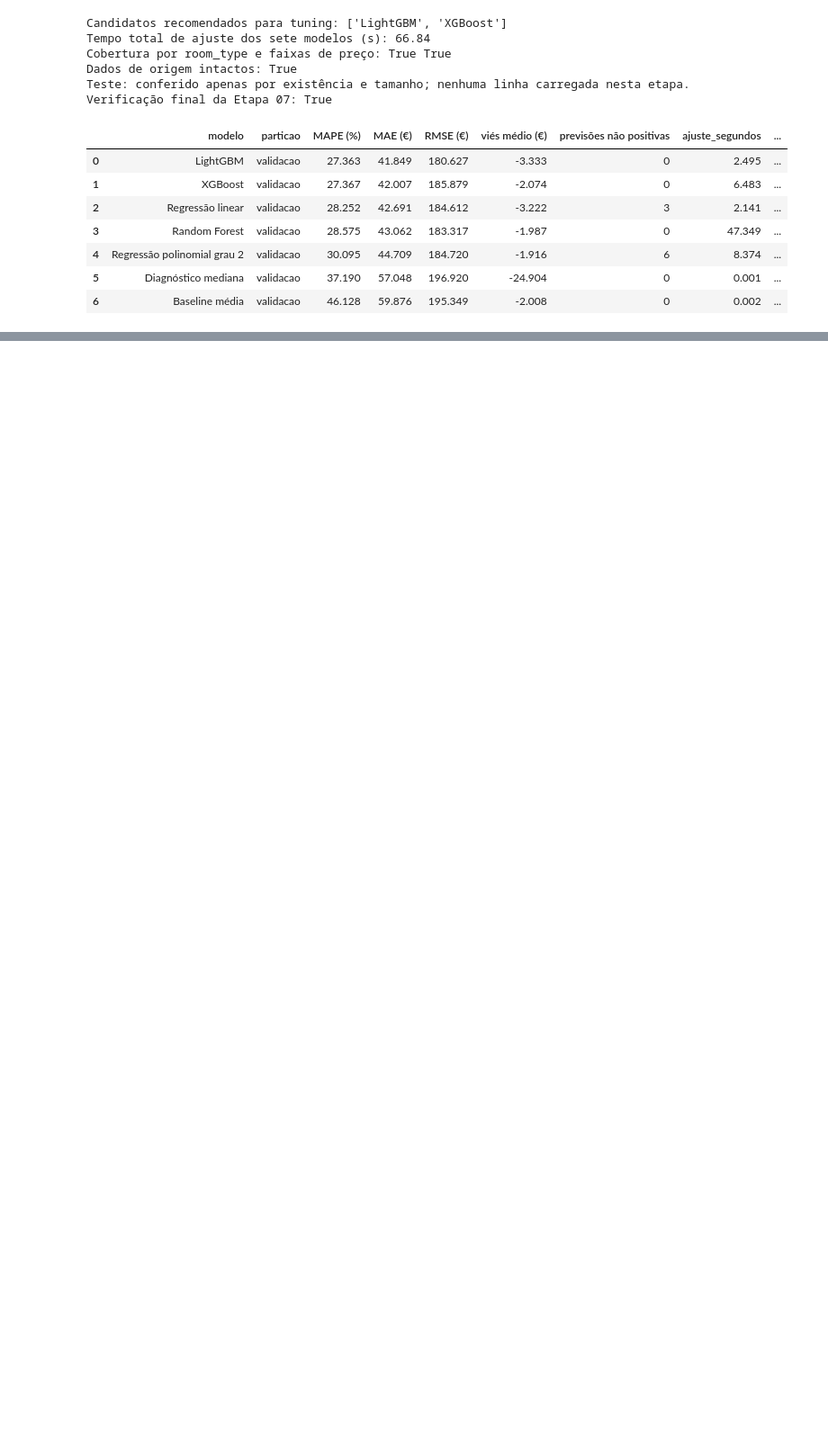
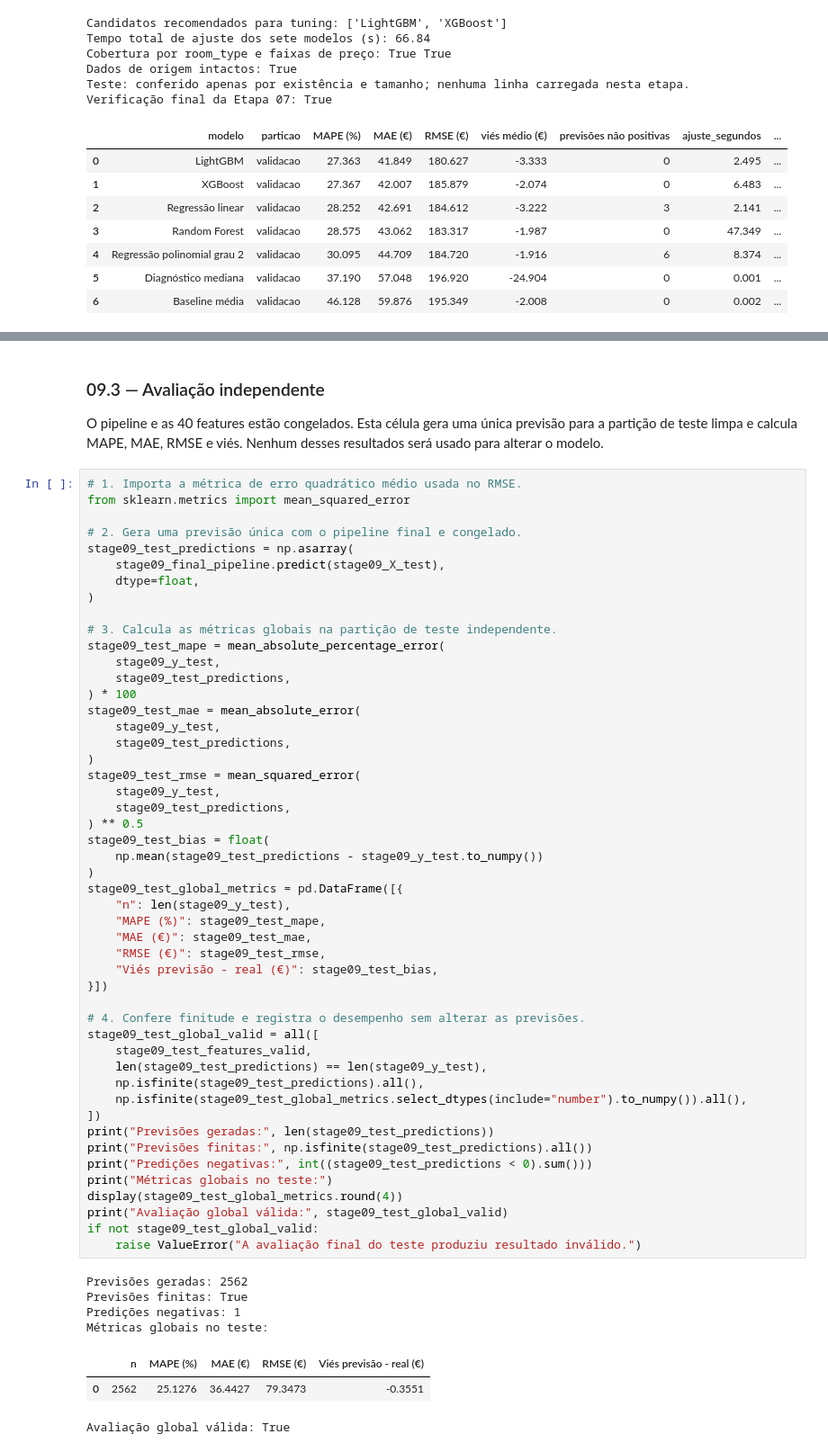
Before and after one commit to guigrandim/airbnb_price, a Jupyter notebook: notebooks/price_prediction.ipynb, the cells around one changed output, grey strips where cells are left out. Shown at 90% size. Drawn from its saved outputs; the diff is of its cells as text; blank space fills up the shorter version.

```diff
--- a/notebooks/price_prediction.ipynb
+++ b/notebooks/price_prediction.ipynb
@@ -8183,0 +9598,61 @@ As versões do ambiente são scikit-learn 1.7.2, XGBoost 3.2.0 e LightGBM 4.7.0.
+# %% [markdown]
+### 09.3 — Avaliação independente
+
+O pipeline e as 40 features estão congelados. Esta célula gera uma única previsão para a partição de teste limpa e calcula MAPE, MAE, RMSE e viés. Nenhum desses resultados será usado para alterar o modelo.
+# %%
+# 1. Importa a métrica de erro quadrático médio usada no RMSE.
+from sklearn.metrics import mean_squared_error
+
+# 2. Gera uma previsão única com o pipeline final e congelado.
+stage09_test_predictions = np.asarray(
+    stage09_final_pipeline.predict(stage09_X_test),
+    dtype=float,
+)
+
+# 3. Calcula as métricas globais na partição de teste independente.
+stage09_test_mape = mean_absolute_percentage_error(
+    stage09_y_test,
+    stage09_test_predictions,
+) * 100
+stage09_test_mae = mean_absolute_error(
+    stage09_y_test,
+    stage09_test_predictions,
+)
+stage09_test_rmse = mean_squared_error(
+    stage09_y_test,
+    stage09_test_predictions,
+) ** 0.5
+stage09_test_bias = float(
+    np.mean(stage09_test_predictions - stage09_y_test.to_numpy())
+)
+stage09_test_global_metrics = pd.DataFrame([{
+    "n": len(stage09_y_test),
+    "MAPE (%)": stage09_test_mape,
+    "MAE (€)": stage09_test_mae,
+    "RMSE (€)": stage09_test_rmse,
+    "Viés previsão - real (€)": stage09_test_bias,
+}])
+
+# 4. Confere finitude e registra o desempenho sem alterar as previsões.
+stage09_test_global_valid = all([
+    stage09_test_features_valid,
+    len(stage09_test_predictions) == len(stage09_y_test),
+    np.isfinite(stage09_test_predictions).all(),
+    np.isfinite(stage09_test_global_metrics.select_dtypes(include="number").to_numpy()).all(),
+])
+print("Previsões geradas:", len(stage09_test_predictions))
+print("Previsões finitas:", np.isfinite(stage09_test_predictions).all())
+print("Predições negativas:", int((stage09_test_predictions < 0).sum()))
+print("Métricas globais no teste:")
+display(stage09_test_global_metrics.round(4))
+print("Avaliação global válida:", stage09_test_global_valid)
+if not stage09_test_global_valid:
+    raise ValueError("A avaliação final do teste produziu resultado inválido.")
+# %% [output]
+Previsões geradas: 2562
+Previsões finitas: True
+Predições negativas: 1
+Métricas globais no teste:
+|  | n | MAPE (%) | MAE (€) | RMSE (€) | Viés previsão - real (€) |
+| 0 | 2562 | 25.1276 | 36.4427 | 79.3473 | -0.3551 |
+Avaliação global válida: True
```
Also changed, not shown: parts of 34 cells of this notebook, 4 other files.
